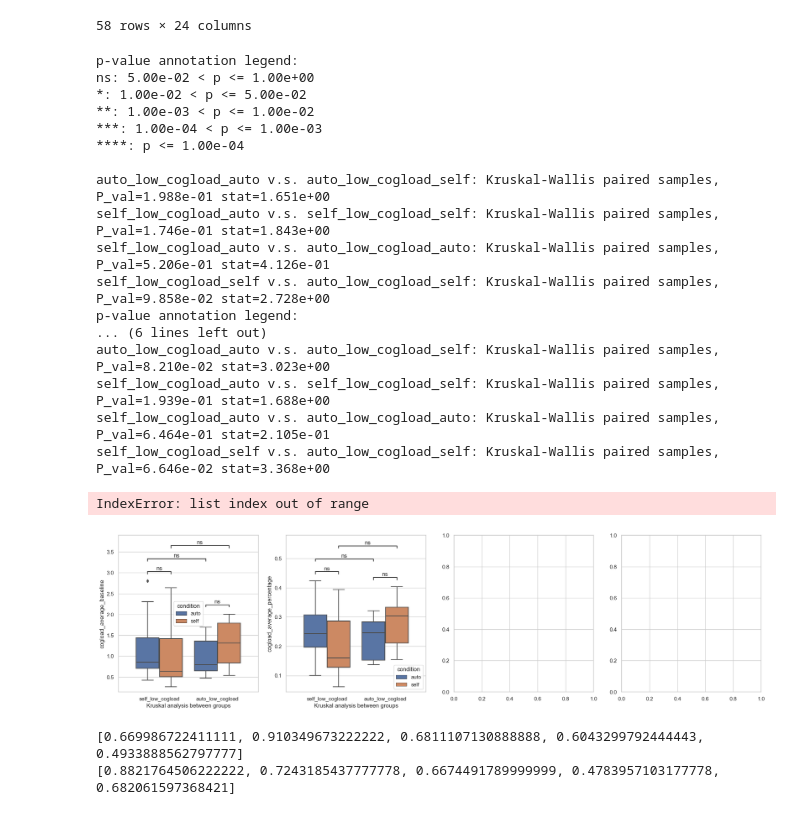
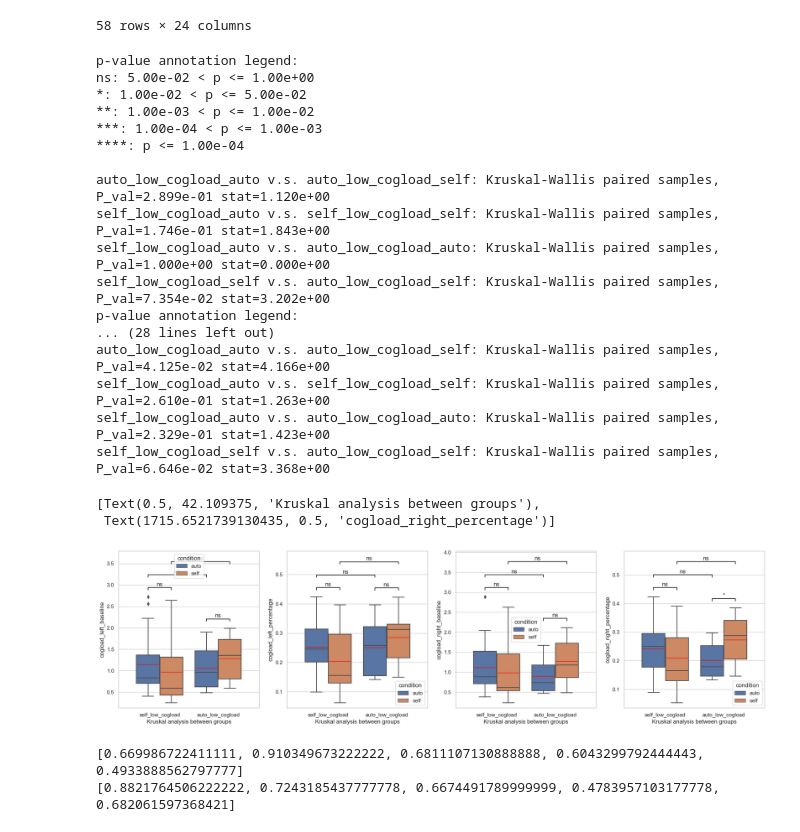
Before and after one commit to Tianyu-Zhou/NIST_Way_Finding, a Jupyter notebook: nist.ipynb, the cells around one changed output. Drawn from its saved outputs; the diff is of its cells as text; code cells hidden in the pictures.

```diff
--- a/nist.ipynb
+++ b/nist.ipynb
@@ -170,7 +173,7 @@ def total_data_analysis(data_raw):
 
     return data_analysis
 # %%
-path = '../../data/test/'
+path = '../../data/raw_data/'
 (data_raw, data_auto, data_control, data_self) = read_data(path)
 data_analysis = total_data_analysis(data_raw)
 # %% [output]
@@ -251,7 +254,7 @@ plot_line = 0
 fig, axes = plt.subplots(1,4, figsize=(24,6), dpi=100)
 
 y = y_list[0]
-axes[0] = sns.boxplot(ax = axes[0], data=data, x=x, y=y, order=order)
+axes[0] = sns.boxplot(ax = axes[0], data=data, x=x, y=y, order=order, showmeans=True, meanprops={"marker":"_","markerfacecolor":"white","markeredgecolor":"red","markersize":"75"})
 # axes[0] = sns.violinplot(ax = axes[0], data=data, x=x, y=y, order=order)
 if plot_line:
    for i in range(0,len(data),3):
@@ -278,7 +281,7 @@ test_results = add_stat_annotation(ax=axes[0], data=data, x=x, y=y, order=order,
 axes[0].set(xlabel = method + ' analysis between groups', ylabel=y)
 
 y = y_list[1]
-axes[1] = sns.boxplot(ax = axes[1],data=data, x=x, y=y,order=order,)
+axes[1] = sns.boxplot(ax = axes[1],data=data, x=x, y=y,order=order, showmeans=True, meanprops={"marker":"_","markerfacecolor":"white","markeredgecolor":"red","markersize":"75"})
 if plot_line:
    for i in range(0,len(data),3):
       plot_data = np.zeros(3)
@@ -304,7 +307,7 @@ test_results = add_stat_annotation(ax=axes[1], data=data, x=x, y=y,order=order,
 axes[1].set(xlabel = method + ' analysis between groups', ylabel=y)
 
 y = y_list[2]
-axes[2] = sns.boxplot(ax = axes[2],data=data, x=x, y=y,order=order,)
+axes[2] = sns.boxplot(ax = axes[2],data=data, x=x, y=y,order=order, showmeans=True, meanprops={"marker":"_","markerfacecolor":"white","markeredgecolor":"red","markersize":"75"})
 if plot_line:
    for i in range(0,len(data),3):
       plot_data = np.zeros(3)
@@ -330,7 +333,7 @@ test_results = add_stat_annotation(ax=axes[2], data=data, x=x, y=y,order=order,
 axes[2].set(xlabel = method + ' analysis between groups', ylabel=y)
 
 y = y_list[3]
-axes[3] = sns.boxplot(ax = axes[3],data=data, x=x, y=y,order=order,)
+axes[3] = sns.boxplot(ax = axes[3],data=data, x=x, y=y,order=order, showmeans=True, meanprops={"marker":"_","markerfacecolor":"white","markeredgecolor":"red","markersize":"75"})
 if plot_line:
    for i in range(0,len(data),3):
       plot_data = np.zeros(3)
@@ -430,8 +433,8 @@ data_two_pairwise
 ### pair analysis visualization
 sns.set(style = 'whitegrid')
 x = 'which_better'
-y_list = ["task_finished_per_minute","damege_find_per_minute","score_per_minute","cogload_average_baseline"]
-# y_list = ["cogload_left_baseline","cogload_left_percentage","cogload_right_baseline","cogload_right_percentage"]
+# y_list = ["task_finished_per_minute","damege_find_per_minute","score_per_minute","cogload_average_baseline"]
+y_list = ["cogload_left_baseline","cogload_left_percentage","cogload_right_baseline","cogload_right_percentage"]
 # y_list = ["cogload_average_baseline","cogload_average_percentage"]
 # order = ["cont","auto","self"]
 order = ["auto_low_cogload","self_low_cogload"]
@@ -453,7 +456,7 @@ plot_line = 0
 fig, axes = plt.subplots(1,4, figsize=(24,6), dpi=100)
 
 y = y_list[0]
-axes[0] = sns.boxplot(ax = axes[0], data=data, x=x, y=y, hue=hue)
+axes[0] = sns.boxplot(ax = axes[0], data=data, x=x, y=y, hue=hue, showmeans=True, meanprops={"marker":"_","markerfacecolor":"white","markeredgecolor":"red","markersize":"45"})
 # axes[0] = sns.violinplot(ax = axes[0], data=data, x=x, y=y, order=order)
 if plot_line:
    for i in range(0,len(data),2):
@@ -474,7 +477,7 @@ test_results = add_stat_annotation(ax=axes[0], data=data, x=x, y=y, hue=hue,
 axes[0].set(xlabel = method + ' analysis between groups', ylabel=y)
 
 y = y_list[1]
-axes[1] = sns.boxplot(ax = axes[1],data=data, x=x, y=y,hue=hue,)
+axes[1] = sns.boxplot(ax = axes[1],data=data, x=x, y=y,hue=hue, showmeans=True, meanprops={"marker":"_","markerfacecolor":"white","markeredgecolor":"red","markersize":"45"})
 if plot_line:
    for i in range(0,len(data),2):
       plot_data = np.zeros(2)
@@ -494,7 +497,7 @@ test_results = add_stat_annotation(ax=axes[1], data=data, x=x, y=y,hue=hue,
 axes[1].set(xlabel = method + ' analysis between groups', ylabel=y)
 
 y = y_list[2]
-axes[2] = sns.boxplot(ax = axes[2],data=data, x=x, y=y,hue=hue,)
+axes[2] = sns.boxplot(ax = axes[2],data=data, x=x, y=y,hue=hue, showmeans=True, meanprops={"marker":"_","markerfacecolor":"white","markeredgecolor":"red","markersize":"45"})
 if plot_line:
    for i in range(0,len(data),2):
       plot_data = np.zeros(2)
@@ -514,44 +517,45 @@ test_results = add_stat_annotation(ax=axes[2], data=data, x=x, y=y,hue=hue,
 axes[2].set(xlabel = method + ' analysis between groups', ylabel=y)
 
 y = y_list[3]
-axes[3] = sns.boxplot(ax = axes[3],data=data, x=x, y=y,hue=hue,)
+axes[3] = sns.boxplot(ax = axes[3],data=data, x=x, y=y,hue=hue, showmeans=True, meanprops={"marker":"_","markerfacecolor":"white","markeredgecolor":"red","markersize":"45"})
 if plot_line:
    for i in range(0,len(data),2):
       plot_data = np.zeros(2)
       for j in range(2):
          if data[[x]].values.ravel()[i+j] == order[0]:
             plot_data[0] = data[[y]].values.ravel()[i+j]
          if data[[x]].values.ravel()[i+j] == order[1]:
             plot_data[1] = data[[y]].values.ravel()[i+j]
       axes[3].plot(plot_data)
 test_results = add_stat_annotation(ax=axes[3], data=data, x=x, y=y,hue=hue,
                                  box_pairs=box_pairs,
                                  test=method,
                                  comparisons_correction=None,
                                  text_format='star', loc='inside', verbose=1,
                                  # stats_params={'alternative': 'greater'}
                                  )
 axes[3].set(xlabel = method + ' analysis between groups', ylabel=y)
 # %% [output]
 p-value annotation legend:
 ns: 5.00e-02 < p <= 1.00e+00
 *: 1.00e-02 < p <= 5.00e-02
 **: 1.00e-03 < p <= 1.00e-02
 ***: 1.00e-04 < p <= 1.00e-03
 ****: p <= 1.00e-04
 
-auto_low_cogload_auto v.s. auto_low_cogload_self: Kruskal-Wallis paired samples, P_val=1.988e-01 stat=1.651e+00
+auto_low_cogload_auto v.s. auto_low_cogload_self: Kruskal-Wallis paired samples, P_val=2.899e-01 stat=1.120e+00
 self_low_cogload_auto v.s. self_low_cogload_self: Kruskal-Wallis paired samples, P_val=1.746e-01 stat=1.843e+00
-self_low_cogload_auto v.s. auto_low_cogload_auto: Kruskal-Wallis paired samples, P_val=5.206e-01 stat=4.126e-01
-self_low_cogload_self v.s. auto_low_cogload_self: Kruskal-Wallis paired samples, P_val=9.858e-02 stat=2.728e+00
+self_low_cogload_auto v.s. auto_low_cogload_auto: Kruskal-Wallis paired samples, P_val=1.000e+00 stat=0.000e+00
+self_low_cogload_self v.s. auto_low_cogload_self: Kruskal-Wallis paired samples, P_val=7.354e-02 stat=3.202e+00
 p-value annotation legend:
-... (6 lines left out)
-auto_low_cogload_auto v.s. auto_low_cogload_self: Kruskal-Wallis paired samples, P_val=8.210e-02 stat=3.023e+00
-self_low_cogload_auto v.s. self_low_cogload_self: Kruskal-Wallis paired samples, P_val=1.939e-01 stat=1.688e+00
-self_low_cogload_auto v.s. auto_low_cogload_auto: Kruskal-Wallis paired samples, P_val=6.464e-01 stat=2.105e-01
+... (28 lines left out)
+auto_low_cogload_auto v.s. auto_low_cogload_self: Kruskal-Wallis paired samples, P_val=4.125e-02 stat=4.166e+00
+self_low_cogload_auto v.s. self_low_cogload_self: Kruskal-Wallis paired samples, P_val=2.610e-01 stat=1.263e+00
+self_low_cogload_auto v.s. auto_low_cogload_auto: Kruskal-Wallis paired samples, P_val=2.329e-01 stat=1.423e+00
 self_low_cogload_self v.s. auto_low_cogload_self: Kruskal-Wallis paired samples, P_val=6.646e-02 stat=3.368e+00
-IndexError: list index out of range
+[Text(0.5, 42.109375, 'Kruskal analysis between groups'),
+ Text(1715.6521739130435, 0.5, 'cogload_right_percentage')]
-[figure, old version]
+[figure, new version]
 # %%
 ### sample from raw data
 rate = 20
```
Also changed, not shown: parts of 3 cells of this notebook, 1 other file.
